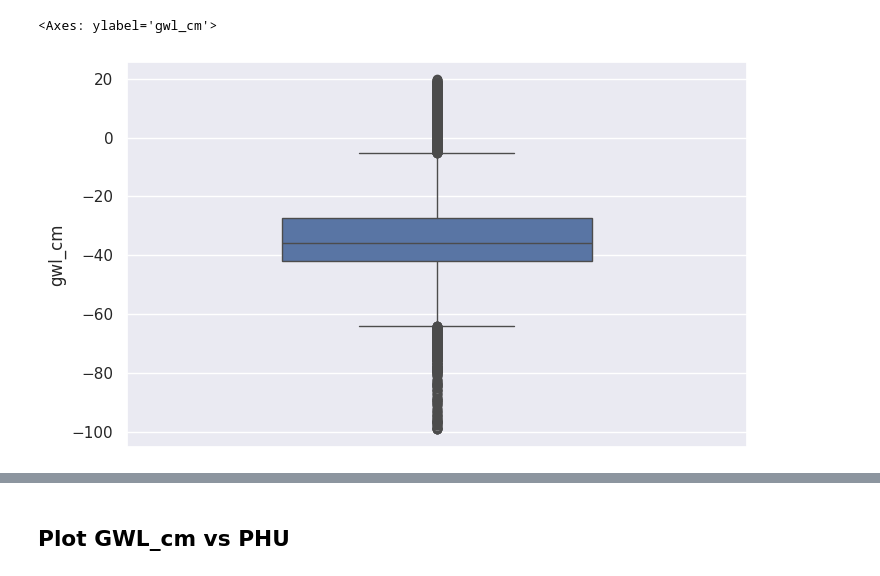
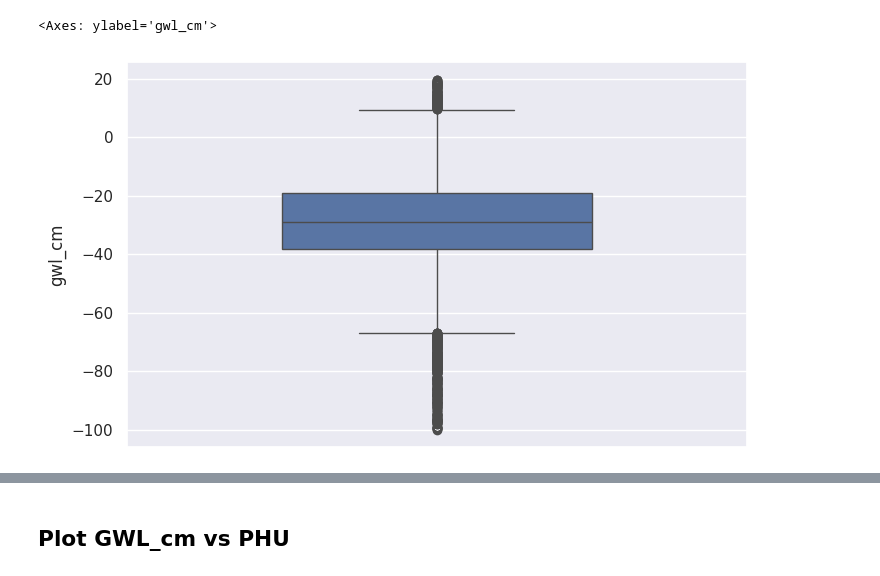
Before and after one commit to dfguerrerom/gwl-modeling, a Jupyter notebook: 2_west_sumatra_outlier_removal.ipynb, the cells around one changed output, grey strips where cells are left out. Cells and saved outputs as stored; diff of their text form; code cells hidden in the pictures.

```diff
--- a/2_west_sumatra_outlier_removal.ipynb
+++ b/2_west_sumatra_outlier_removal.ipynb
@@ -26,3 +19,5 @@ import pylab
 # %%
-df = pd.read_csv("data/9_clean_training_data/all_training_data_with_extra_and_locations_and_precipSum.csv")
+df = pd.read_csv("data/9_clean_training_data/all_training_data_with_extra_and_locations_and_precipSum.csv", parse_dates=["date"])
+df = df[df.region_id.isin(center_region_ids)]
+# assert df[["date"]].dtypes.iloc[0] == "datetime64[ns]"
 # %%
@@ -48,7 +29,7 @@ df_grouped.sort_values(by="date_count", ascending=False)
 # %%
-# get a boxplot of response var per region but use a small graph size
+# # get a boxplot of response var per region but use a small graph size
 
-# set the seaborn style and size
-sns.set_style("whitegrid")
-sns.set(rc={'figure.figsize':(8,5)})
-sns.boxplot(x="region_id", y="gwl_cm", data=df, width=0.5)
+# # set the seaborn style and size
+# sns.set_style("whitegrid")
+# sns.set(rc={'figure.figsize':(8,5)})
+# sns.boxplot(x="region_id", y="gwl_cm", data=df, width=0.5)
@@ -62,16 +40,16 @@ west_region_ids = [3, 9]
 # %%
-selected_regions = east_region_ids
+selected_regions = center_region_ids
 filter_rule = df.region_id.isin(selected_regions)
-west_df = df[filter_rule]
-west_df.loc[:, 'date'] = pd.to_datetime(west_df['date'])  # Ensure 'date' is datetime type
+filtered_df = df[filter_rule]
+filtered_df.loc[:, 'date'] = pd.to_datetime(filtered_df['date'])  # Ensure 'date' is datetime type
 # sort the dataframe by date
-west_df = west_df.sort_values(by="date", ascending=True)
+filtered_df = filtered_df.sort_values(by="date", ascending=True)
 # %%
 # set the seaborn style and size
 sns.set_style("whitegrid")
 sns.set(rc={'figure.figsize':(8,5)})
-sns.boxplot(y="gwl_cm", data=west_df, width=0.5)
+sns.boxplot(y="gwl_cm", data=filtered_df, width=0.5)
 # %% [output]
 <Axes: ylabel='gwl_cm'>
-[figure, old version]
+[figure, new version]
 # %%
```
Also changed, not shown: parts of 15 cells of this notebook, 6 other files.
